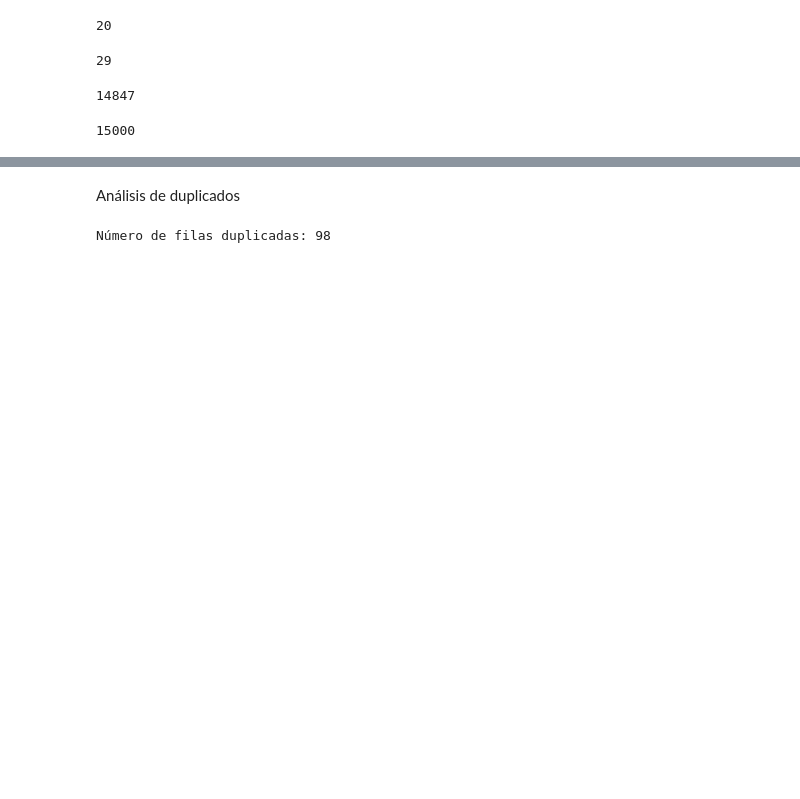
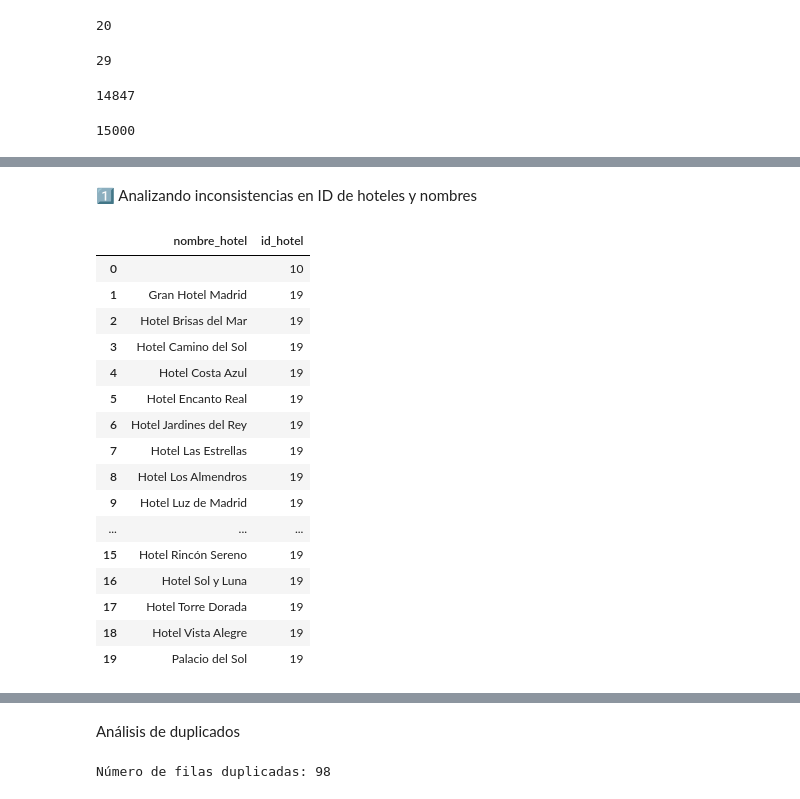
Before and after one commit to marta-ba/ETL_IBIShotels, a Jupyter notebook: jupyters/eda.ipynb, the cells around one changed output, grey strips where cells are left out. Saved outputs shown, nothing was run; the diff lists cells and outputs as text; code cells hidden in the pictures; blank space fills up the shorter version.

```diff
--- a/jupyters/eda.ipynb
+++ b/jupyters/eda.ipynb
@@ -207,0 +187,23 @@ df["id_reserva"].nunique()
+# %% [markdown]
+1️⃣ Analizando inconsistencias en ID de hoteles y nombres
+# %%
+df_hotel_check = df.groupby("nombre_hotel")["id_hotel"].nunique().reset_index()
+df_hotel_check
+# %% [output]
+|  | nombre_hotel | id_hotel |
+| 0 |  | 10 |
+| 1 | Gran Hotel Madrid | 19 |
+| 2 | Hotel Brisas del Mar | 19 |
+| 3 | Hotel Camino del Sol | 19 |
+| 4 | Hotel Costa Azul | 19 |
+| 5 | Hotel Encanto Real | 19 |
+| 6 | Hotel Jardines del Rey | 19 |
+| 7 | Hotel Las Estrellas | 19 |
+| 8 | Hotel Los Almendros | 19 |
+| 9 | Hotel Luz de Madrid | 19 |
+| ... | ... | ... |
+| 15 | Hotel Rincón Sereno | 19 |
+| 16 | Hotel Sol y Luna | 19 |
+| 17 | Hotel Torre Dorada | 19 |
+| 18 | Hotel Vista Alegre | 19 |
+| 19 | Palacio del Sol | 19 |
```
Also changed, not shown: parts of 29 cells of this notebook.
